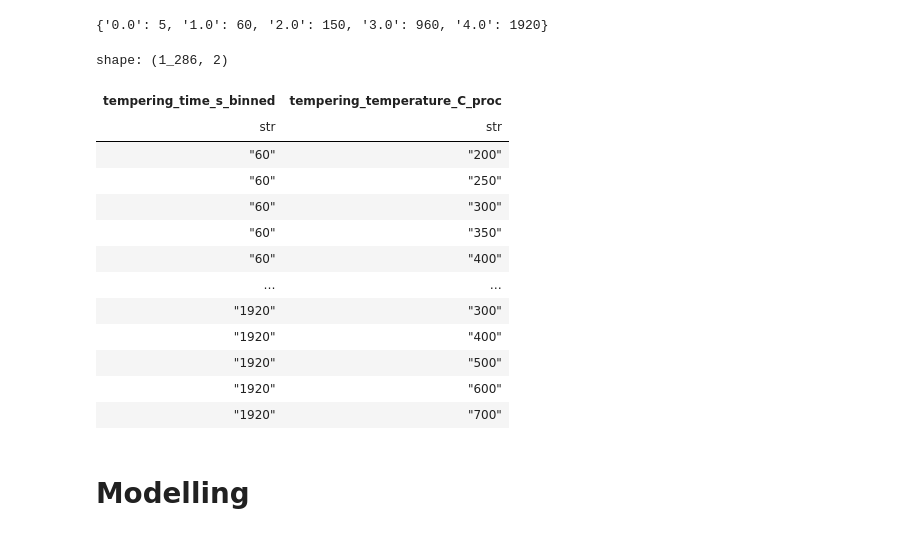
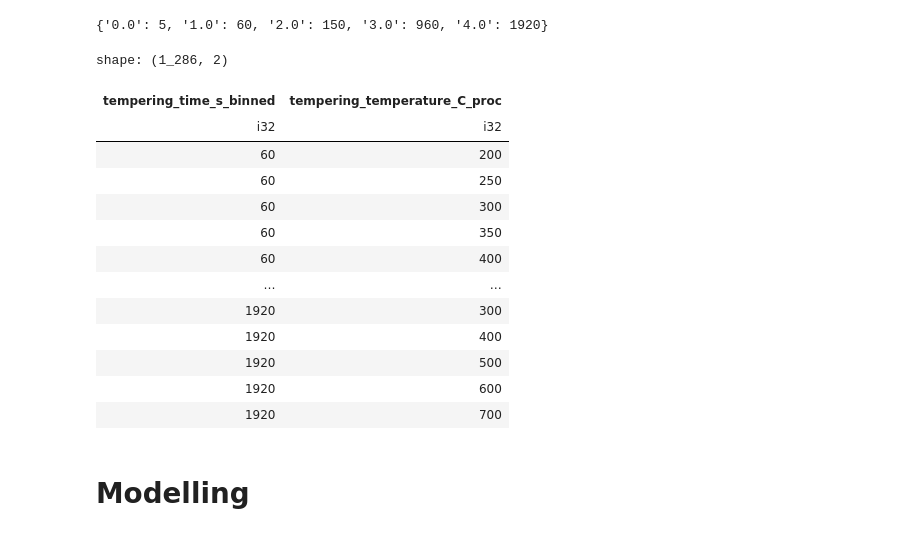
Before and after one commit to Nate-Sheibley/Mild-Steel-Tempering, a Jupyter notebook: Mild_Steel_Tempering-main.ipynb, the cells around one changed output. Saved outputs shown, nothing was run; the diff lists cells and outputs as text; code cells hidden in the pictures.

```diff
--- a/Mild_Steel_Tempering-main.ipynb
+++ b/Mild_Steel_Tempering-main.ipynb
@@ -1606,26 +1598,28 @@ dict_label_bins
 to_label = pl.DataFrame(binned).with_columns(pl.col('column_0')\
                                              .alias('tempering_time_s_binned'))\
                                                 .select('tempering_time_s_binned')
-y_time_binned = to_label.with_columns(pl.col('tempering_time_s_binned').cast(pl.String)\
-                                      .replace(dict_label_bins))
+y_time_binned = to_label.with_columns(pl.col('tempering_time_s_binned')\
+                                      .cast(pl.String)\
+                                       .replace(dict_label_bins))
 # %%
 y = pl.concat([y_time_binned, t_temp_proc], how='horizontal')
-y
+y = y.with_columns(pl.col('tempering_time_s_binned').cast(pl.Int32),
+               pl.col('tempering_temperature_C_proc').cast(pl.Int32))
 # %% [output]
 shape: (1_286, 2)
 | tempering_time_s_binned | tempering_temperature_C_proc |
-| str | str |
-| "60" | "200" |
-| "60" | "250" |
-| "60" | "300" |
-| "60" | "350" |
-| "60" | "400" |
+| i32 | i32 |
+| 60 | 200 |
+| 60 | 250 |
+| 60 | 300 |
+| 60 | 350 |
+| 60 | 400 |
 | … | … |
-| "1920" | "300" |
-| "1920" | "400" |
-| "1920" | "500" |
-| "1920" | "600" |
-| "1920" | "700" |
+| 1920 | 300 |
+| 1920 | 400 |
+| 1920 | 500 |
+| 1920 | 600 |
+| 1920 | 700 |
 # %%
 df_pca.write_csv(f'{resources_path}/df_X.csv')
 y.write_csv(f'{resources_path}/df_y.csv')
```
Also changed, not shown: parts of 32 cells of this notebook.
